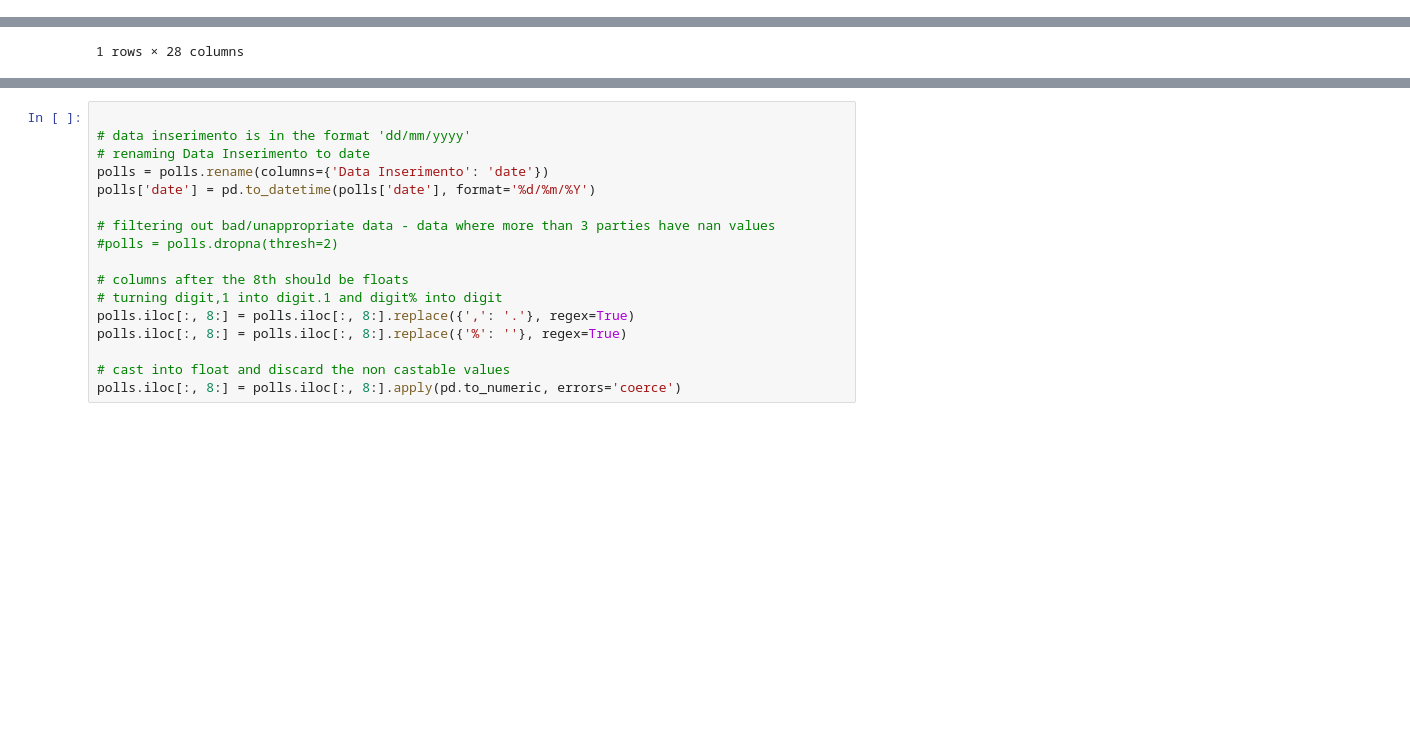
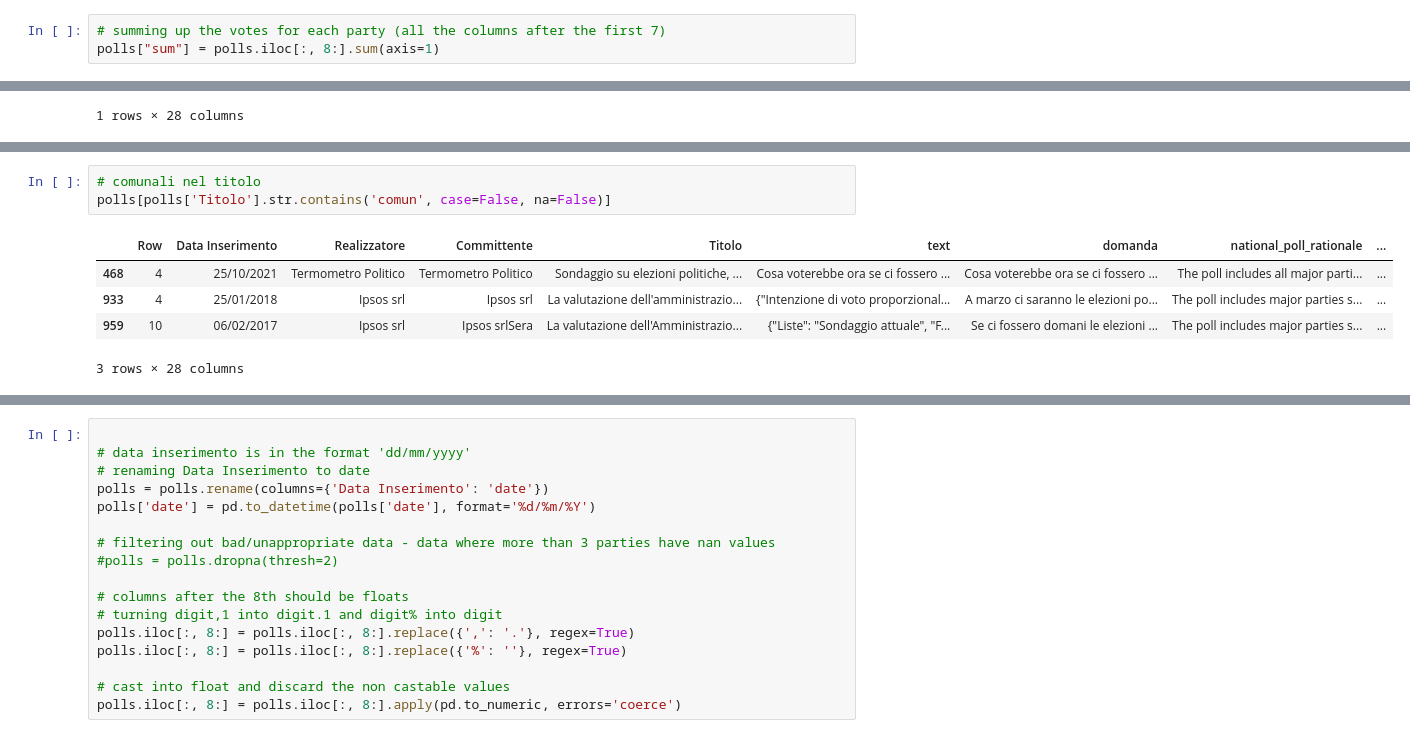
Before and after one commit to ruggsea/llm_italian_poll_scraper, a Jupyter notebook: eda.ipynb, the cells around one changed output, grey strips where cells are left out. Cells and saved outputs as stored; diff of their text form; blank space fills up the shorter version.

```diff
--- a/eda.ipynb
+++ b/eda.ipynb
@@ -13,3 +22,6 @@ polls = pd.read_json('italian_polls.jsonl', lines=True)
+# %%
+# summing up the votes for each party (all the columns after the first 7)
+polls["sum"] = polls.iloc[:, 8:].sum(axis=1)
 # %%
 ## are there duplicates? exclude column row
 polls.duplicated(subset=polls.columns.difference(['row'])).sum()
@@ -25,0 +45,9 @@ polls[polls.select_dtypes(include=[np.number]).lt(0).any(axis=1)]
+# %%
+# comunali nel titolo
+polls[polls['Titolo'].str.contains('comun', case=False, na=False)]
+# %% [output]
+|  | Row | Data Inserimento | Realizzatore | Committente | Titolo | text | domanda | national_poll_rationale | ... |
+| 468 | 4 | 25/10/2021 | Termometro Politico | Termometro Politico | Sondaggio su elezioni politiche, ... | Cosa voterebbe ora se ci fossero ... | Cosa voterebbe ora se ci fossero ... | The poll includes all major parti... | ... |
+| 933 | 4 | 25/01/2018 | Ipsos srl | Ipsos srl | La valutazione dell'amministrazio... | {"Intenzione di voto proporzional... | A marzo ci saranno le elezioni po... | The poll includes major parties s... | ... |
+| 959 | 10 | 06/02/2017 | Ipsos srl | Ipsos srlSera | La valutazione dell'Amministrazio... | {"Liste": "Sondaggio attuale", "F... | Se ci fossero domani le elezioni ... | The poll includes major parties s... | ... |
+3 rows × 28 columns
```
Also changed, not shown: parts of 5 cells of this notebook.
